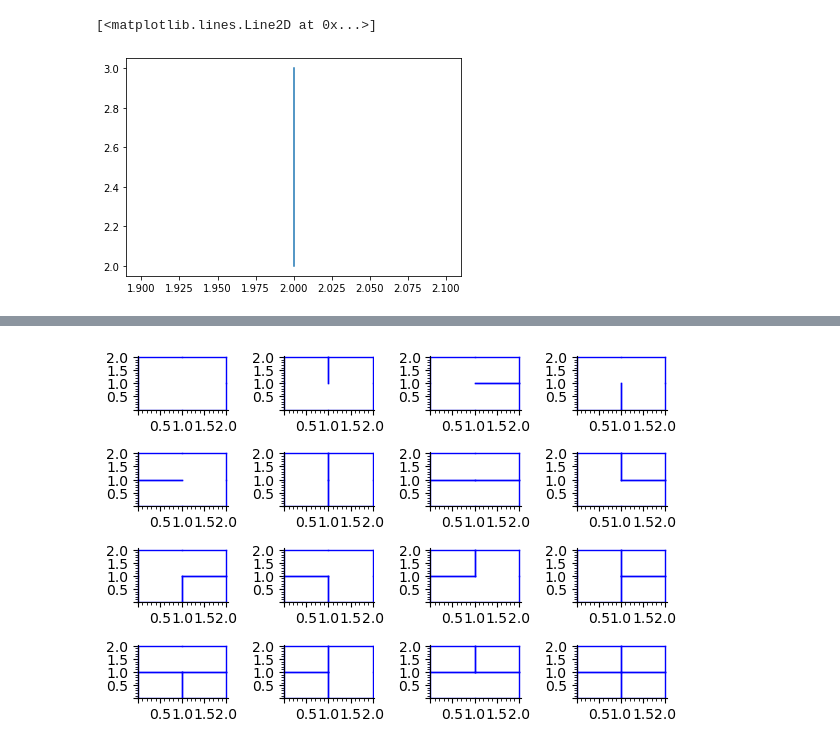
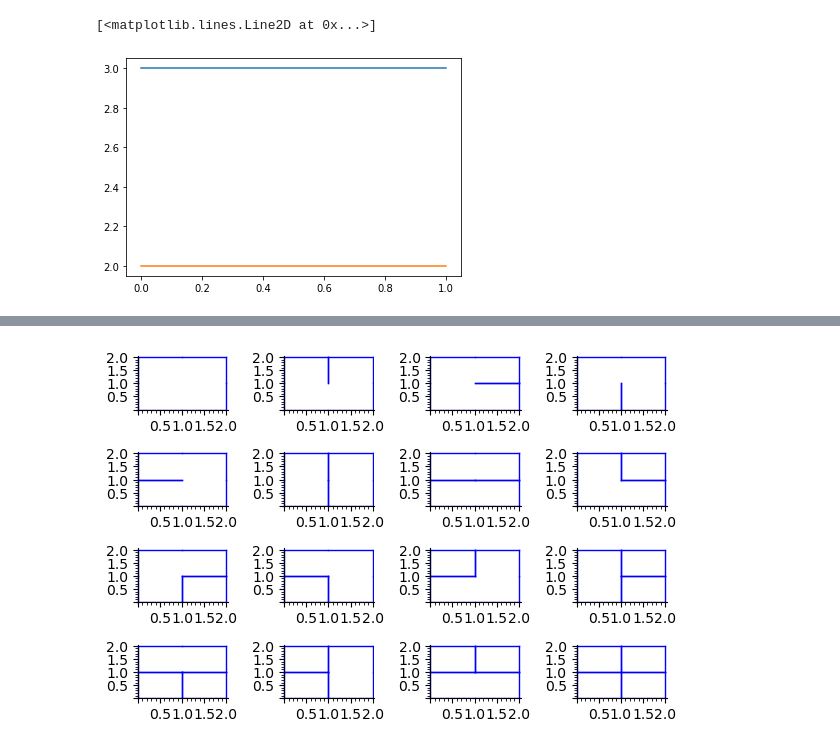
Before and after one commit to bilaldjoss/projet_labyrinthe, a Jupyter notebook: AffichageProjet.ipynb, the cells around one changed output, grey strips where cells are left out. Cells and saved outputs as stored; diff of their text form; code cells hidden in the pictures.

```diff
--- a/AffichageProjet.ipynb
+++ b/AffichageProjet.ipynb
@@ -10,12 +13,16 @@ lab_c = {
     (2,0):[(1,0),(2,1)], (2,1):[(2,0),(2,2)], (2,2):[(2,1),(2,3)], (2,3):[(2,2),(1,3)       ]
 }
 # %%
-x=[2,2]
-y=[2,3]
-plt.plot(x,y)
+x1=[0,1]
+y1=[3,3]
+plt.plot(x1,y1)
+
+x2=[0,1]
+y2=[2,2]
+plt.plot(x2,y2)
 # %% [output]
 [<matplotlib.lines.Line2D at 0x...>]
-[figure, old version]
+[figure, new version]
 # %%
 def adjacent(cell):
     return [
```
Also changed, not shown: parts of 3 cells of this notebook.
